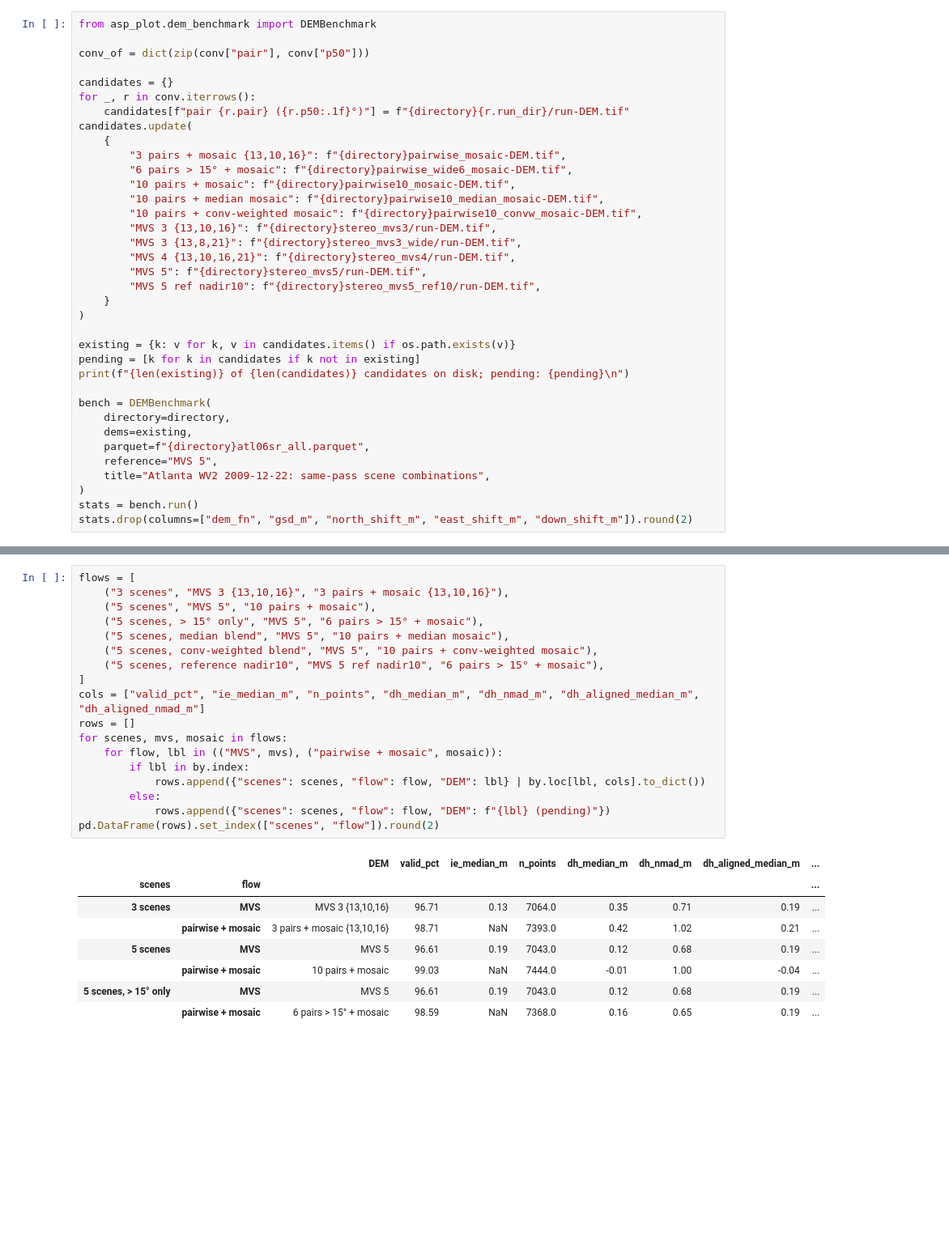
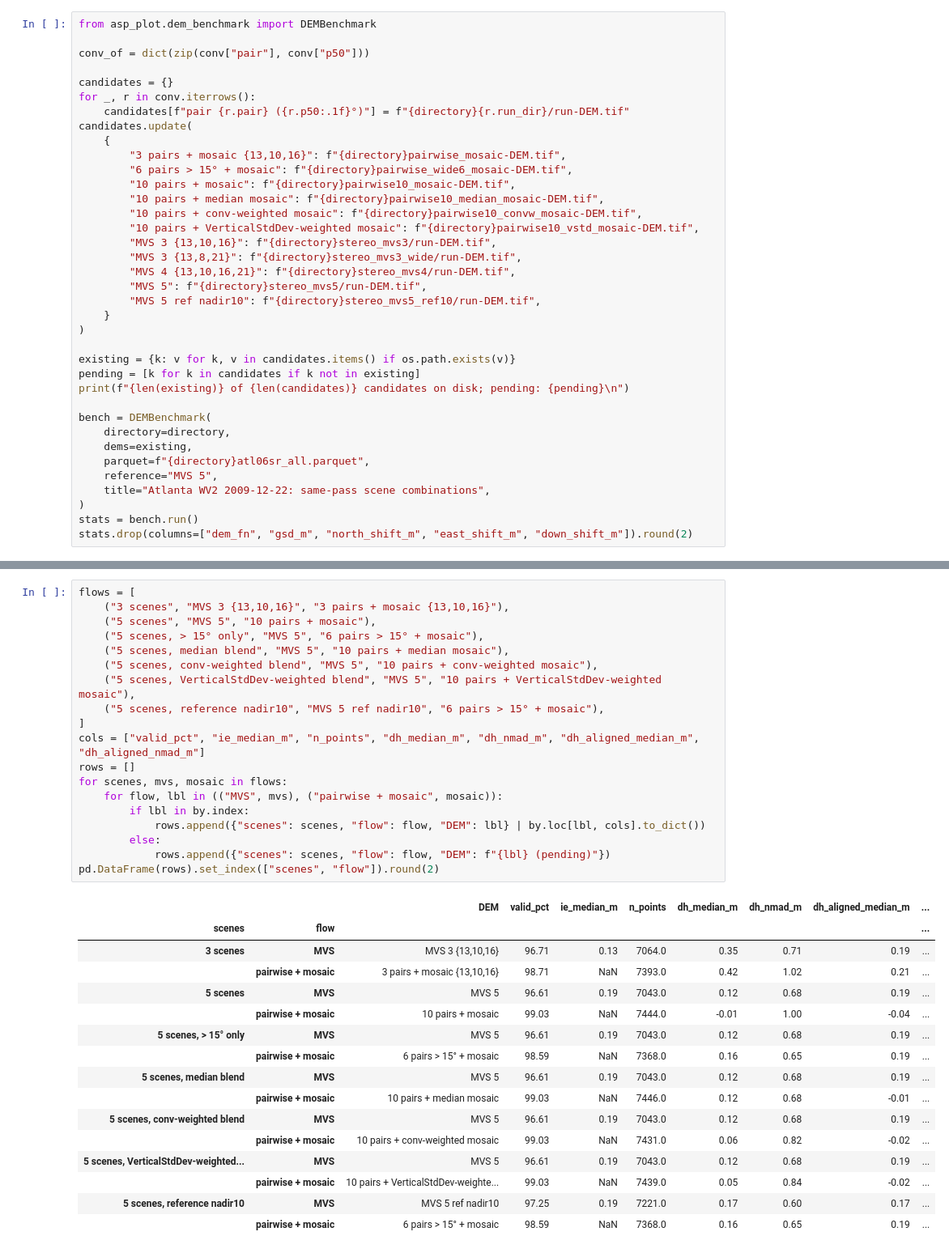
Before and after one commit to uw-cryo/asp_plot, a Jupyter notebook: notebooks/WorldView/worldview_spacenet_atlanta_benchmark.ipynb, the cells around one changed output, grey strips where cells are left out. Shown at 81% size. Drawn from its saved outputs; the diff is of its cells as text; blank space fills up the shorter version.

```diff
--- a/notebooks/WorldView/worldview_spacenet_atlanta_benchmark.ipynb
+++ b/notebooks/WorldView/worldview_spacenet_atlanta_benchmark.ipynb
@@ -167,6 +167,7 @@ candidates.update(
         "10 pairs + mosaic": f"{directory}pairwise10_mosaic-DEM.tif",
         "10 pairs + median mosaic": f"{directory}pairwise10_median_mosaic-DEM.tif",
         "10 pairs + conv-weighted mosaic": f"{directory}pairwise10_convw_mosaic-DEM.tif",
+        "10 pairs + VerticalStdDev-weighted mosaic": f"{directory}pairwise10_vstd_mosaic-DEM.tif",
         "MVS 3 {13,10,16}": f"{directory}stereo_mvs3/run-DEM.tif",
         "MVS 3 {13,8,21}": f"{directory}stereo_mvs3_wide/run-DEM.tif",
         "MVS 4 {13,10,16,21}": f"{directory}stereo_mvs4/run-DEM.tif",
@@ -295,30 +313,39 @@ The same scenes processed two ways. The five-scene pairwise flow is shown in fiv
 # %%
 flows = [
     ("3 scenes", "MVS 3 {13,10,16}", "3 pairs + mosaic {13,10,16}"),
     ("5 scenes", "MVS 5", "10 pairs + mosaic"),
     ("5 scenes, > 15° only", "MVS 5", "6 pairs > 15° + mosaic"),
     ("5 scenes, median blend", "MVS 5", "10 pairs + median mosaic"),
     ("5 scenes, conv-weighted blend", "MVS 5", "10 pairs + conv-weighted mosaic"),
+    ("5 scenes, VerticalStdDev-weighted blend", "MVS 5", "10 pairs + VerticalStdDev-weighted mosaic"),
     ("5 scenes, reference nadir10", "MVS 5 ref nadir10", "6 pairs > 15° + mosaic"),
 ]
 cols = ["valid_pct", "ie_median_m", "n_points", "dh_median_m", "dh_nmad_m", "dh_aligned_median_m", "dh_aligned_nmad_m"]
 rows = []
 for scenes, mvs, mosaic in flows:
     for flow, lbl in (("MVS", mvs), ("pairwise + mosaic", mosaic)):
         if lbl in by.index:
             rows.append({"scenes": scenes, "flow": flow, "DEM": lbl} | by.loc[lbl, cols].to_dict())
         else:
             rows.append({"scenes": scenes, "flow": flow, "DEM": f"{lbl} (pending)"})
 pd.DataFrame(rows).set_index(["scenes", "flow"]).round(2)
 # %% [output]
 |  |  | DEM | valid_pct | ie_median_m | n_points | dh_median_m | dh_nmad_m | dh_aligned_median_m | ... |
 | scenes | flow |  |  |  |  |  |  |  | ... |
 | 3 scenes | MVS | MVS 3 {13,10,16} | 96.71 | 0.13 | 7064.0 | 0.35 | 0.71 | 0.19 | ... |
 |  | pairwise + mosaic | 3 pairs + mosaic {13,10,16} | 98.71 | NaN | 7393.0 | 0.42 | 1.02 | 0.21 | ... |
 | 5 scenes | MVS | MVS 5 | 96.61 | 0.19 | 7043.0 | 0.12 | 0.68 | 0.19 | ... |
 |  | pairwise + mosaic | 10 pairs + mosaic | 99.03 | NaN | 7444.0 | -0.01 | 1.00 | -0.04 | ... |
 | 5 scenes, > 15° only | MVS | MVS 5 | 96.61 | 0.19 | 7043.0 | 0.12 | 0.68 | 0.19 | ... |
 |  | pairwise + mosaic | 6 pairs > 15° + mosaic | 98.59 | NaN | 7368.0 | 0.16 | 0.65 | 0.19 | ... |
+| 5 scenes, median blend | MVS | MVS 5 | 96.61 | 0.19 | 7043.0 | 0.12 | 0.68 | 0.19 | ... |
+|  | pairwise + mosaic | 10 pairs + median mosaic | 99.03 | NaN | 7446.0 | 0.12 | 0.68 | -0.01 | ... |
+| 5 scenes, conv-weighted blend | MVS | MVS 5 | 96.61 | 0.19 | 7043.0 | 0.12 | 0.68 | 0.19 | ... |
+|  | pairwise + mosaic | 10 pairs + conv-weighted mosaic | 99.03 | NaN | 7431.0 | 0.06 | 0.82 | -0.02 | ... |
+| 5 scenes, VerticalStdDev-weighted... | MVS | MVS 5 | 96.61 | 0.19 | 7043.0 | 0.12 | 0.68 | 0.19 | ... |
+|  | pairwise + mosaic | 10 pairs + VerticalStdDev-weighte... | 99.03 | NaN | 7439.0 | 0.05 | 0.84 | -0.02 | ... |
+| 5 scenes, reference nadir10 | MVS | MVS 5 ref nadir10 | 97.25 | 0.19 | 7221.0 | 0.17 | 0.60 | 0.17 | ... |
+|  | pairwise + mosaic | 6 pairs > 15° + mosaic | 98.59 | NaN | 7368.0 | 0.16 | 0.65 | 0.19 | ... |
 # %% [markdown]
 ---
 
```
Also changed, not shown: parts of 5 cells of this notebook, 1 other file.
